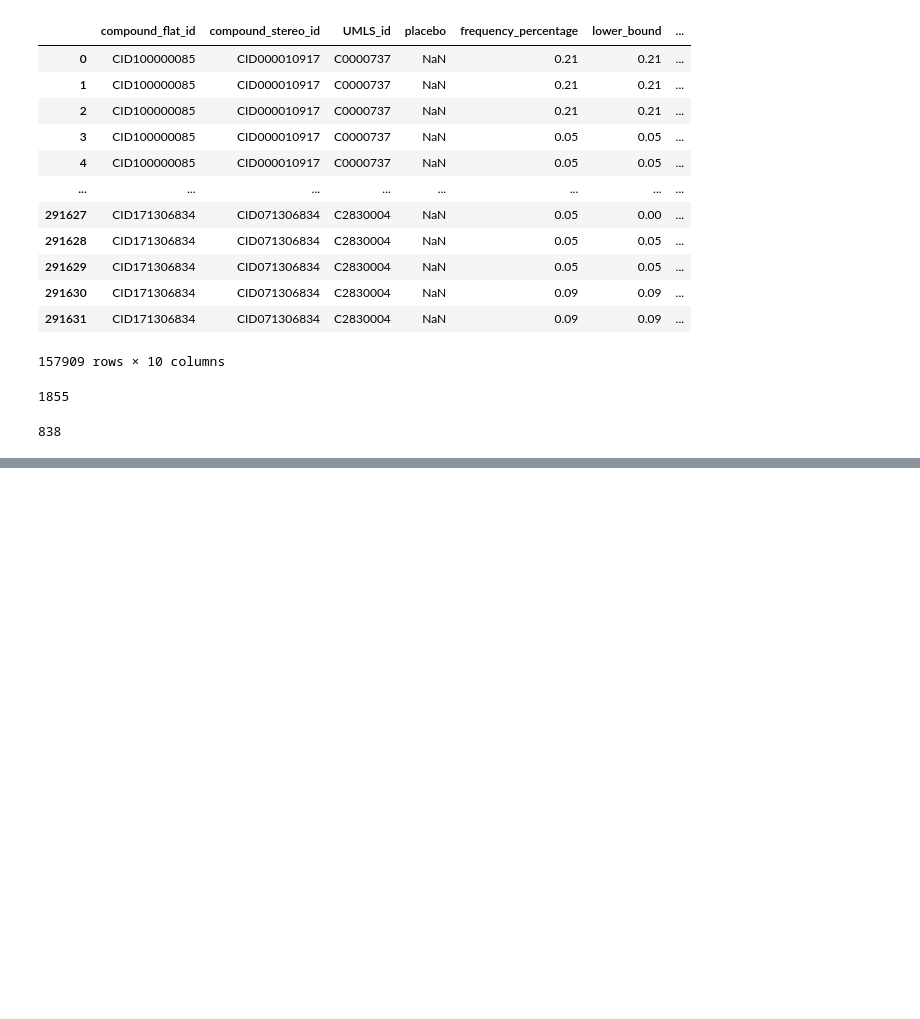
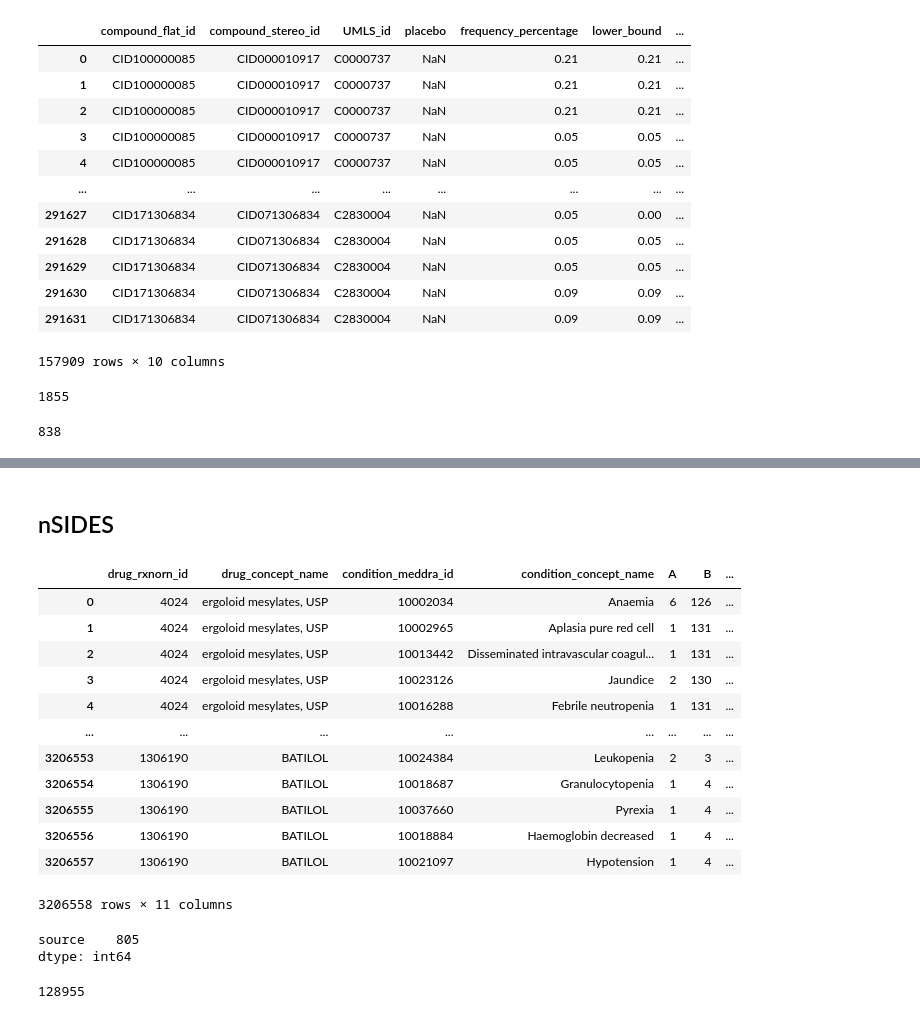
Before and after one commit to mmottaqii/KG-DrugDiscovery, a Jupyter notebook: scripts/kg_preprocessing.ipynb, the cells around one changed output, grey strips where cells are left out. Drawn from its saved outputs; the diff is of its cells as text; code cells hidden in the pictures; blank space fills up the shorter version.

```diff
--- a/scripts/kg_preprocessing.ipynb
+++ b/scripts/kg_preprocessing.ipynb
@@ -4324,0 +4769,25 @@ plt.show()
+# %% [markdown]
+## nSIDES
+# %%
+import pandas as pd
+df = pd.read_csv("/home/vmottaqi/kg/drug_data/chem_side_effects/onsides/OFFSIDES.csv")
+df
+# %% [output]
+|  | drug_rxnorn_id | drug_concept_name | condition_meddra_id | condition_concept_name | A | B | ... |
+| 0 | 4024 | ergoloid mesylates, USP | 10002034 | Anaemia | 6 | 126 | ... |
+| 1 | 4024 | ergoloid mesylates, USP | 10002965 | Aplasia pure red cell | 1 | 131 | ... |
+| 2 | 4024 | ergoloid mesylates, USP | 10013442 | Disseminated intravascular coagul... | 1 | 131 | ... |
+| 3 | 4024 | ergoloid mesylates, USP | 10023126 | Jaundice | 2 | 130 | ... |
+| 4 | 4024 | ergoloid mesylates, USP | 10016288 | Febrile neutropenia | 1 | 131 | ... |
+| ... | ... | ... | ... | ... | ... | ... | ... |
+| 3206553 | 1306190 | BATILOL | 10024384 | Leukopenia | 2 | 3 | ... |
+| 3206554 | 1306190 | BATILOL | 10018687 | Granulocytopenia | 1 | 4 | ... |
+| 3206555 | 1306190 | BATILOL | 10037660 | Pyrexia | 1 | 4 | ... |
+| 3206556 | 1306190 | BATILOL | 10018884 | Haemoglobin decreased | 1 | 4 | ... |
+| 3206557 | 1306190 | BATILOL | 10021097 | Hypotension | 1 | 4 | ... |
+3206558 rows × 11 columns
+# %%
+print(df[['source']].nunique())
+# %% [output]
+source    805
+dtype: int64
@@ -4324,0 +4797,4 @@ plt.show()
+# %%
+len(cid_dict)
+# %% [output]
+128955
```
Also changed, not shown: parts of 73 cells of this notebook.
